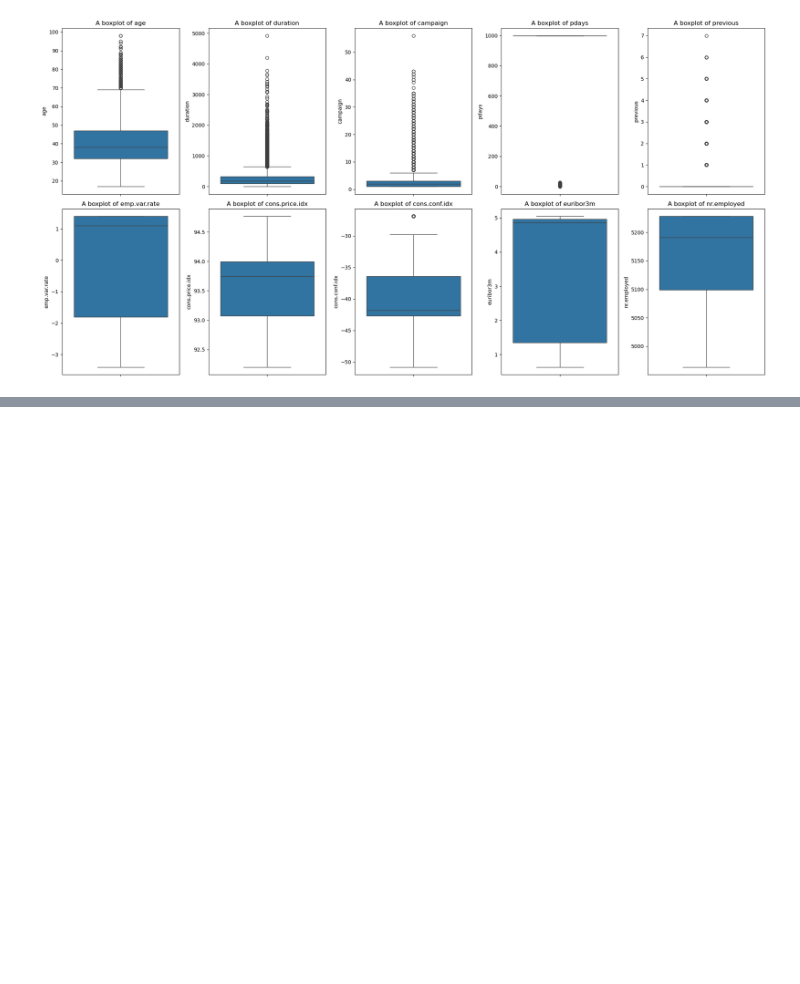
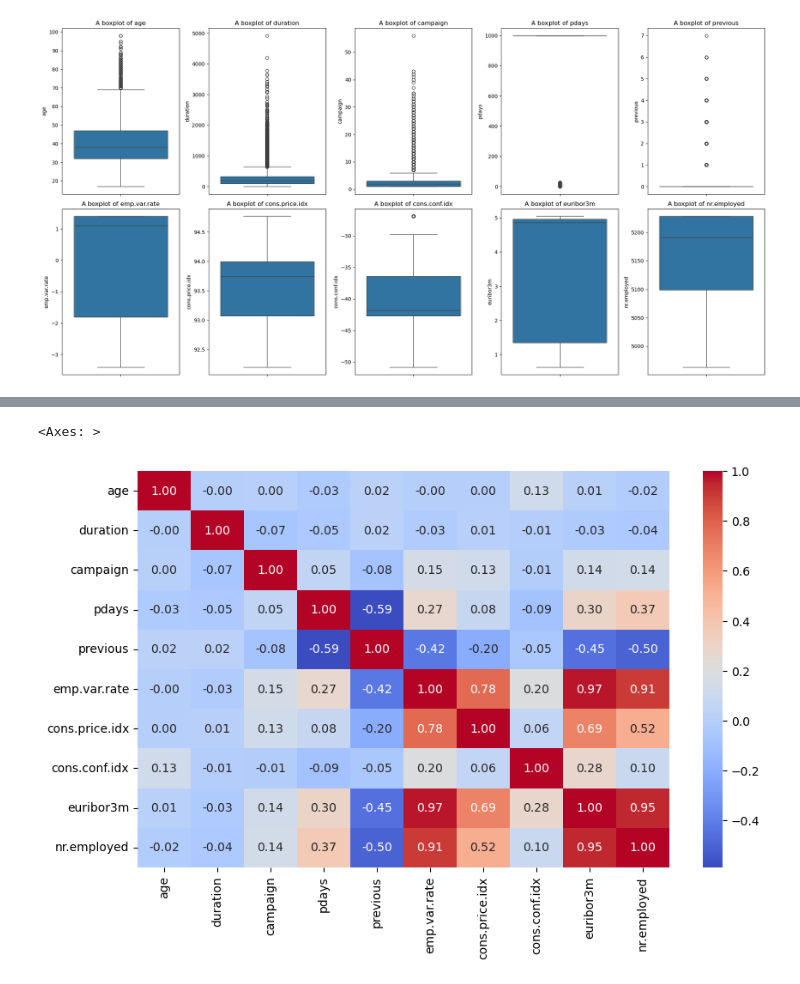
Before and after one commit to Isaac-Jim/AzubiAfrica-Assessment, a Jupyter notebook: Client_Subscription_Prediction.ipynb, the cells around one changed output, grey strips where cells are left out. Drawn from its saved outputs; the diff is of its cells as text; code cells hidden in the pictures; blank space fills up the shorter version.

```diff
--- a/Client_Subscription_Prediction.ipynb
+++ b/Client_Subscription_Prediction.ipynb
@@ -257,0 +266,6 @@ Reject null hypothesis
+# %%
+plt.figure(figsize=(10,6))
+sns.heatmap(corr_matrix,fmt='.2f',annot= True,cmap='coolwarm')
+# %% [output]
+<Axes: >
+[figure, added]
```
Also changed, not shown: parts of 49 cells of this notebook.
